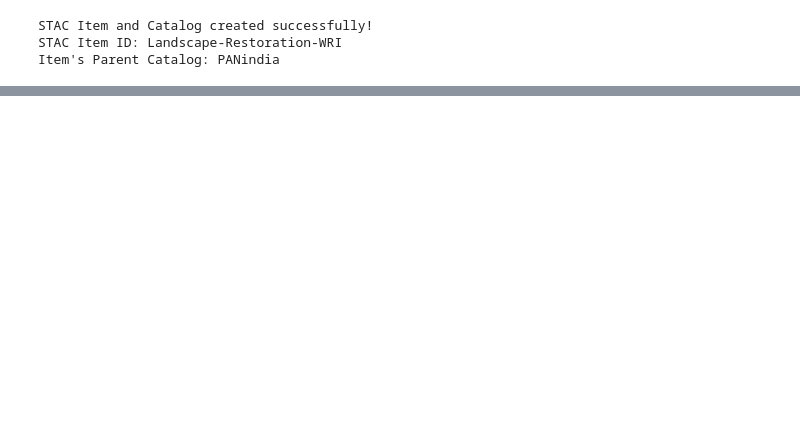
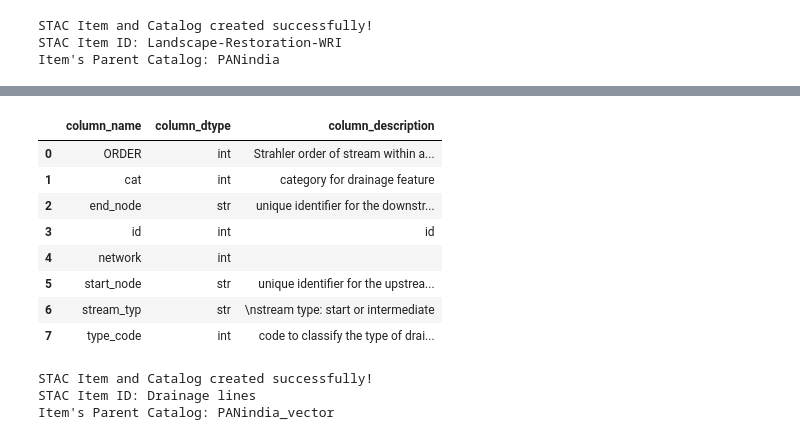
Before and after one commit to Nirzaree/STAC-spec, a Jupyter notebook: notebooks/generate_panIndia_layers_stac.ipynb, the cells around one changed output, grey strips where cells are left out. Cells and saved outputs as stored; diff of their text form; code cells hidden in the pictures; blank space fills up the shorter version.

Commit message:
pan india notebook for vector layer

```diff
--- a/notebooks/generate_panIndia_layers_stac.ipynb
+++ b/notebooks/generate_panIndia_layers_stac.ipynb
@@ -306,0 +364,2 @@ ValueError: <Item id=Landscape-Restoration-WRI> does not have a self_href set.
+# %%
+vector_desc_df.rename(columns={'column_name_description' :  'column_description'},inplace=True)
@@ -306,0 +378,22 @@ ValueError: <Item id=Landscape-Restoration-WRI> does not have a self_href set.
+# %%
+vector_layername='drainage_lines'
+# %%
+vector_desc_filtered_df = vector_desc_df[vector_desc_df['layer_name'] == vector_layername.replace('_vector', '')]
+# %%
+vector_merged_df = vector_gdf_dtypes.merge(
+    vector_desc_filtered_df[['column_name', 'column_description']],
+    on='column_name',
+    how='left'
+).fillna('')
+# %%
+vector_merged_df
+# %% [output]
+|  | column_name | column_dtype | column_description |
+| 0 | ORDER | int | Strahler order of stream within a... |
+| 1 | cat | int | category for drainage feature |
+| 2 | end_node | str | unique identifier for the downstr... |
+| 3 | id | int | id |
+| 4 | network | int |  |
+| 5 | start_node | str | unique identifier for the upstrea... |
+| 6 | stream_typ | str | \nstream type: start or intermediate |
+| 7 | type_code | int | code to classify the type of drai... |
@@ -306,0 +425,15 @@ ValueError: <Item id=Landscape-Restoration-WRI> does not have a self_href set.
+# %%
+root_catalog = pystac.Catalog(
+    id="PANindia_vector",
+    title="STAC Catalog for PAN India vector",
+    description="STAC items for PAN india."
+)
+root_catalog.add_item(vector_item)
+
+print("STAC Item and Catalog created successfully!")
+print("STAC Item ID:", vector_item.id)
+print("Item's Parent Catalog:", vector_item.get_parent().id)
+# %% [output]
+STAC Item and Catalog created successfully!
+STAC Item ID: Drainage lines
+Item's Parent Catalog: PANindia_vector
```
Also changed, not shown: parts of 22 cells of this notebook.
